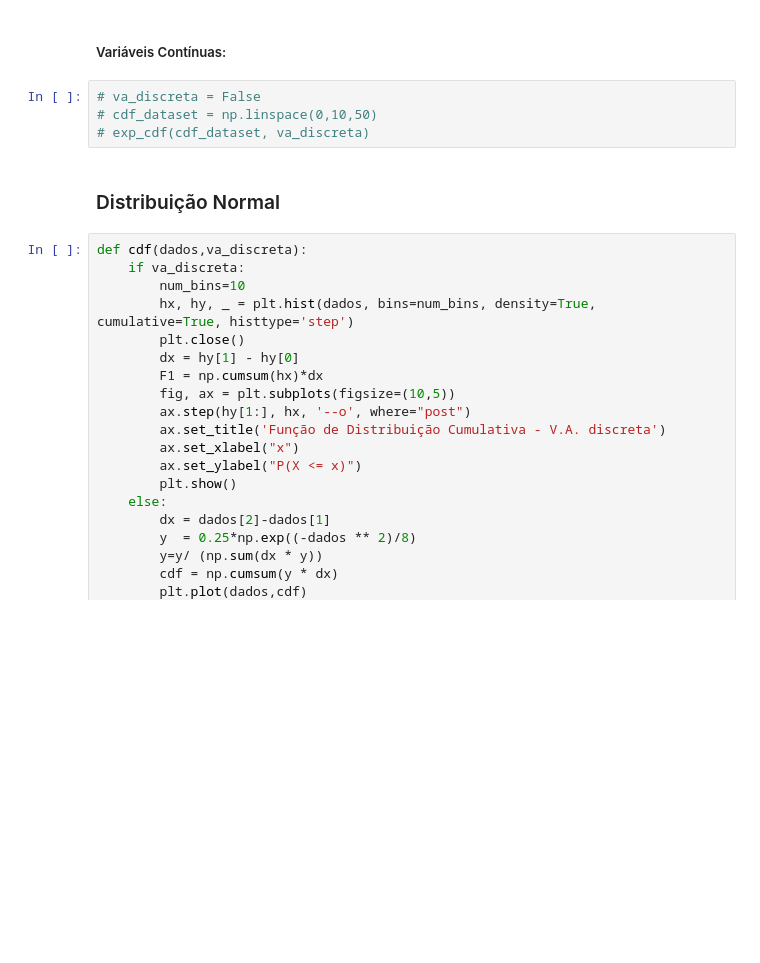
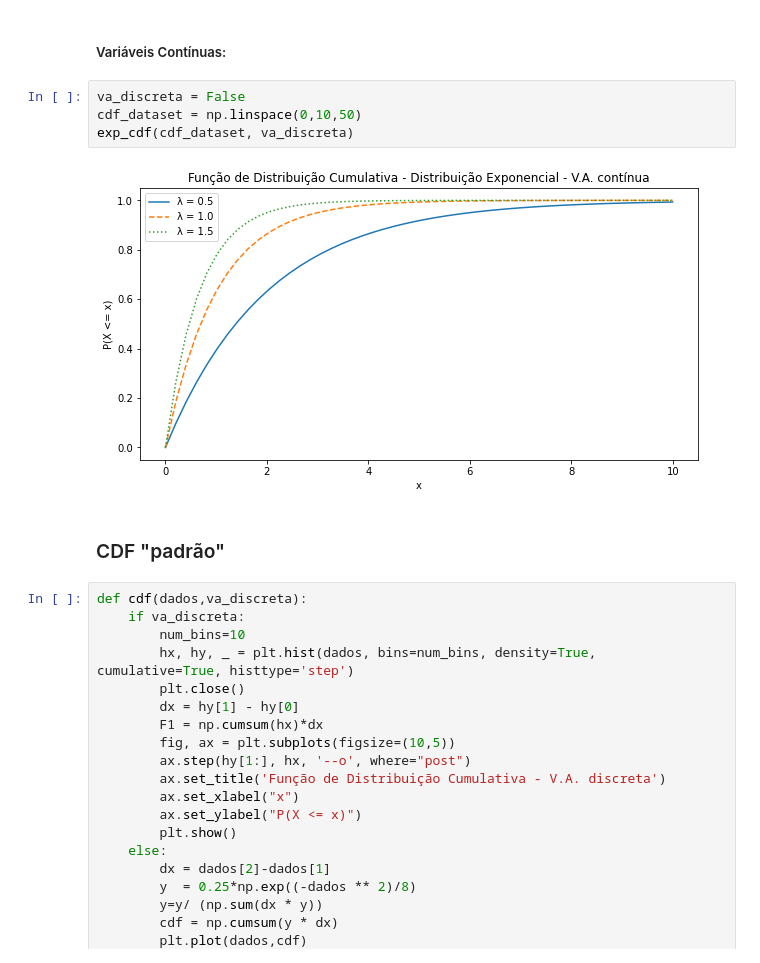
Before and after one commit to arthurgonze/ADS, a Jupyter notebook: mq_02.ipynb, the cells around one changed output. Saved outputs shown, nothing was run; the diff lists cells and outputs as text; blank space fills up the shorter version.

```diff
--- a/mq_02.ipynb
+++ b/mq_02.ipynb
@@ -156,11 +158,13 @@ Abaixo estão dois exemplos de uso, com uma entrada de dados mais customizavel,
 # %% [markdown]
 ##### Variáveis Contínuas:
 # %%
-# va_discreta = False
-# cdf_dataset = np.linspace(0,10,50)
-# exp_cdf(cdf_dataset, va_discreta)
+va_discreta = False
+cdf_dataset = np.linspace(0,10,50)
+exp_cdf(cdf_dataset, va_discreta)
+# %% [output]
+[figure, added]
-# %% [markdown]
-### Distribuição Normal
+# %% [markdown]
+### CDF "padrão"
 # %%
 def cdf(dados,va_discreta):
     if va_discreta:
```
Also changed, not shown: parts of 17 cells of this notebook.
